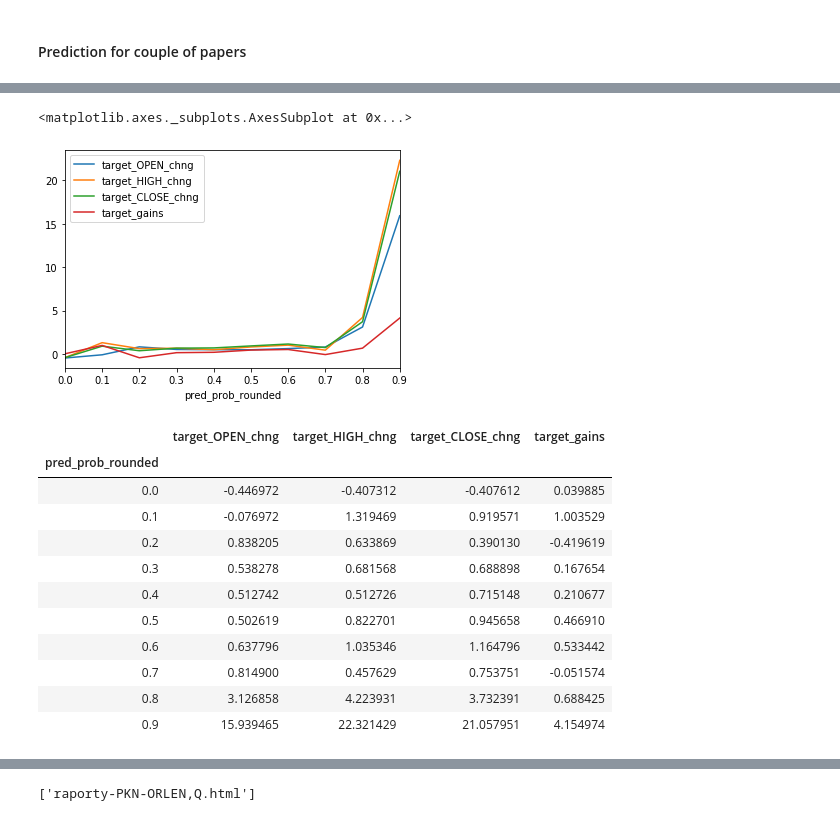
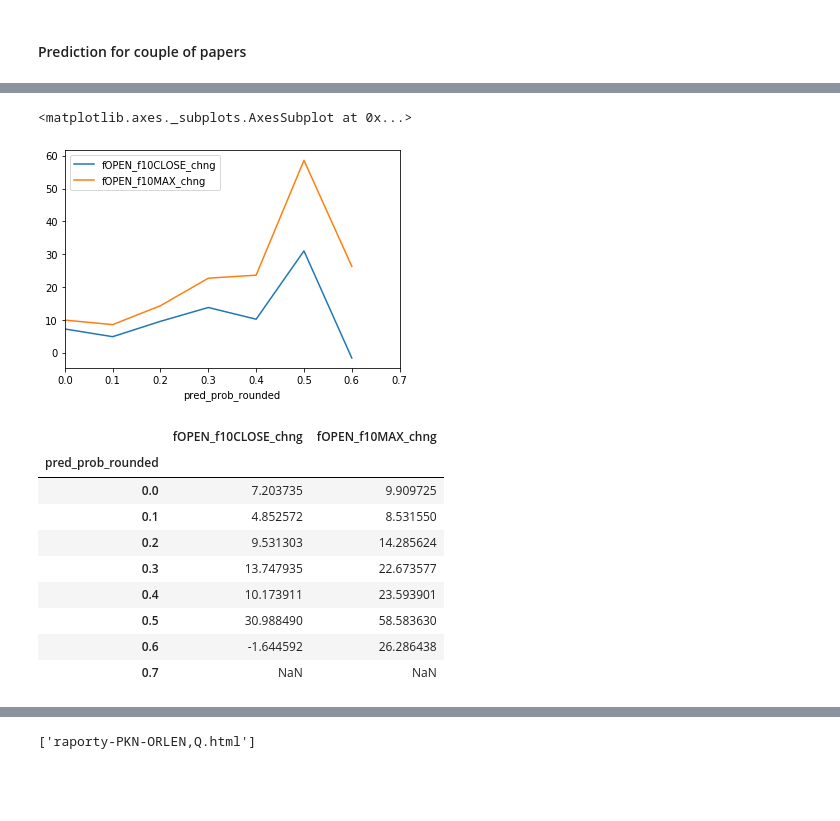
Before and after one commit to showeye/wse_analytics, a Jupyter notebook: bossa.ipynb, the cells around one changed output, grey strips where cells are left out. Saved outputs shown, nothing was run; the diff lists cells and outputs as text; code cells hidden in the pictures; blank space fills up the shorter version.

```diff
--- a/bossa.ipynb
+++ b/bossa.ipynb
@@ -411,7 +399,7 @@ def transform_one_paper_ch(df):
 #are you on losing strike?
 #str strike
     for col in ['OPEN', 'LOW', 'HIGH', 'CLOSE', 'VOL']:
-        for i in [5,10,20,30,60]:
+        for i in [5, 10, 20, 30, 60, 120, 240]:
             df.loc[:,f'comp{i}d_max' + col] = df.loc[:,col].rolling(i).max()
             df.loc[:,f'comp{i}d_max' + col] = (df.loc[:,col] * 100 / df.loc[:,f'comp{i}d_max' + col]) - 100
 
@@ -469,7 +457,7 @@ def transform_one_paper_ch(df):
                                         | ('move_' in c)
                                         | ('diff_' in c)
                                        | ('same_' in c)) & ('hist' not in c)]:
-        for g in [2, 3, 5, 10, 20]:
+        for g in [2, 3, 5, 10, 20, 40, 80, 120, 240]:
             df.loc[:,f'roll{g}m_' + b] = df.loc[:,b].rolling(g).mean()
             df.loc[:,f'roll{g}min_' + b] = df.loc[:,b].rolling(g).min()
             df.loc[:,f'roll{g}max_' + b] = df.loc[:,b].rolling(g).max()
@@ -504,16 +492,29 @@ def transform_one_paper_ch(df):
 #     df.loc[df.loc[:, 'OPEN'].shift(-1)*0.995 <= df.loc[:, 'LOW'].shift(-1),'target'] = 1
 
 ### HIGH HIGHER MORE THAN 1% THAN OPENING ###
-    df.loc[df.loc[:, 'OPEN'].shift(-1)*1.01 < df.loc[:, 'HIGH'].shift(-1),'target'] = 1
-    df.loc[df.loc[:, 'OPEN'].shift(-1)*1.01 >=  df.loc[:, 'HIGH'].shift(-1),'target'] = 0
+#     df.loc[df.loc[:, 'OPEN'].shift(-1)*1.01 < df.loc[:, 'HIGH'].shift(-1),'target'] = 1
+#     df.loc[df.loc[:, 'OPEN'].shift(-1)*1.01 >=  df.loc[:, 'HIGH'].shift(-1),'target'] = 0
+
+# ### HIGHER CLOSING THAN OPENING ###
+
+    df.loc[:, 'max_10d'] = df.loc[:, 'CLOSE'].rolling(10).max()
+    df.loc[df.loc[:, 'max_10d'].shift(-10) > df.loc[:, 'OPEN'].shift(-1)*1.1,'target'] = 1
+    df.loc[df.loc[:, 'max_10d'].shift(-10) <= df.loc[:, 'OPEN'].shift(-1)*1.1,'target'] = 0
 
     return df
-
+#ADD INDEX MEANS!
 def transform_one_index(df):
     for col in ['OPEN', 'LOW', 'HIGH', 'CLOSE', 'VOL']:
         df.loc[:,col + '_shifted'] = df.loc[:,col].shift(1)
         df.loc[:,'chng_' + col] = np.nan
         df.loc[:,'chng_' + col] = (df.loc[:,col] * 100 / df.loc[:,col + '_shifted']) - 100
+
+    for b in ['chng_OPEN', 'chng_LOW', 'chng_HIGH', 'chng_CLOSE', 'chng_VOL']:
+        for g in [2, 3, 5, 10, 20, 40, 80, 120, 240]:
+            df.loc[:,f'idxroll{g}m_' + b] = df.loc[:,b].rolling(g).mean()
+            df.loc[:,f'idxroll{g}min_' + b] = df.loc[:,b].rolling(g).min()
+            df.loc[:,f'idxroll{g}max_' + b] = df.loc[:,b].rolling(g).max()
+            df.loc[:,f'idxroll{g}std_' + b] = df.loc[:,b].rolling(g).std()
     return df
 # %%
 def f(q, res):
@@ -637,6 +643,13 @@ for p in tqdm(all_indekses):
+# %%
+df_indexes_merged = df_indexes_merged.reset_index().groupby('DTYYYYMMDD').mean()
+df_indexes_merged = df_indexes_merged.add_prefix('foreign_stocks_')
+
+idx_cols_chng = [c for c in df_indexes_merged.columns if 'chng' in c]
+
+df_indexes_merged = df_indexes_merged.loc[:,idx_cols_chng]
+
+df_indexes_merged = df_indexes_merged.dropna(how = 'all',axis = 1)
 # %%
-df_indexes_merged = df_indexes_merged.pivot_table(index='DTYYYYMMDD', columns='TICKER', values='chng_CLOSE')
-df_indexes_merged = df_indexes_merged.agg(['mean', 'max', 'min', 'std'], axis = 1)
-df_indexes_merged = df_indexes_merged.add_prefix('foreign_stocks_')
-
-df_merged = df_merged.merge(df_indexes_merged, left_index=True, right_index=True, how = 'left')
+# df_indexes_merged = df_indexes_merged.pivot_table(index='DTYYYYMMDD', columns='TICKER', values='chng_CLOSE')
+# df_indexes_merged = df_indexes_merged.agg(['mean', 'max', 'min', 'std'], axis = 1)
+# df_indexes_merged = df_indexes_merged.add_prefix('foreign_stocks_')
@@ -655 +674,3 @@ df = df_merged.copy()
+# %%
+df = df.loc[df.index < '2020-03-01']
 # %%
@@ -1035,24 +1095,20 @@ dtype: float64
 # %%
 res_see.loc[:,'pred_prob_rounded'] = res_see.pred_prob.round(1)
 # %%
-res_see.groupby('pred_prob_rounded').mean()[['target_OPEN_chng', 'target_HIGH_chng',
-                                             'target_CLOSE_chng', 'target_gains']].plot()
+res_see.groupby('pred_prob_rounded').mean()[['fOPEN_f10CLOSE_chng', 'fOPEN_f10MAX_chng']].plot()
 # %% [output]
 <matplotlib.axes._subplots.AxesSubplot at 0x...>
-[figure, old version]
+[figure, new version]
 # %%
-res_see.groupby('pred_prob_rounded').mean()[['target_OPEN_chng', 'target_HIGH_chng',
-                                             'target_CLOSE_chng', 'target_gains']]
+res_see.groupby('pred_prob_rounded').mean()[['fOPEN_f10CLOSE_chng', 'fOPEN_f10MAX_chng']]
 # %% [output]
-|  | target_OPEN_chng | target_HIGH_chng | target_CLOSE_chng | target_gains |
-| pred_prob_rounded |  |  |  |  |
-| 0.0 | -0.446972 | -0.407312 | -0.407612 | 0.039885 |
-| 0.1 | -0.076972 | 1.319469 | 0.919571 | 1.003529 |
-| 0.2 | 0.838205 | 0.633869 | 0.390130 | -0.419619 |
-| 0.3 | 0.538278 | 0.681568 | 0.688898 | 0.167654 |
-| 0.4 | 0.512742 | 0.512726 | 0.715148 | 0.210677 |
-| 0.5 | 0.502619 | 0.822701 | 0.945658 | 0.466910 |
-| 0.6 | 0.637796 | 1.035346 | 1.164796 | 0.533442 |
-| 0.7 | 0.814900 | 0.457629 | 0.753751 | -0.051574 |
-| 0.8 | 3.126858 | 4.223931 | 3.732391 | 0.688425 |
-| 0.9 | 15.939465 | 22.321429 | 21.057951 | 4.154974 |
+|  | fOPEN_f10CLOSE_chng | fOPEN_f10MAX_chng |
+| pred_prob_rounded |  |  |
+| 0.0 | 7.203735 | 9.909725 |
+| 0.1 | 4.852572 | 8.531550 |
+| 0.2 | 9.531303 | 14.285624 |
+| 0.3 | 13.747935 | 22.673577 |
+| 0.4 | 10.173911 | 23.593901 |
+| 0.5 | 30.988490 | 58.583630 |
+| 0.6 | -1.644592 | 26.286438 |
+| 0.7 | NaN | NaN |
```
Also changed, not shown: parts of 96 cells of this notebook.
